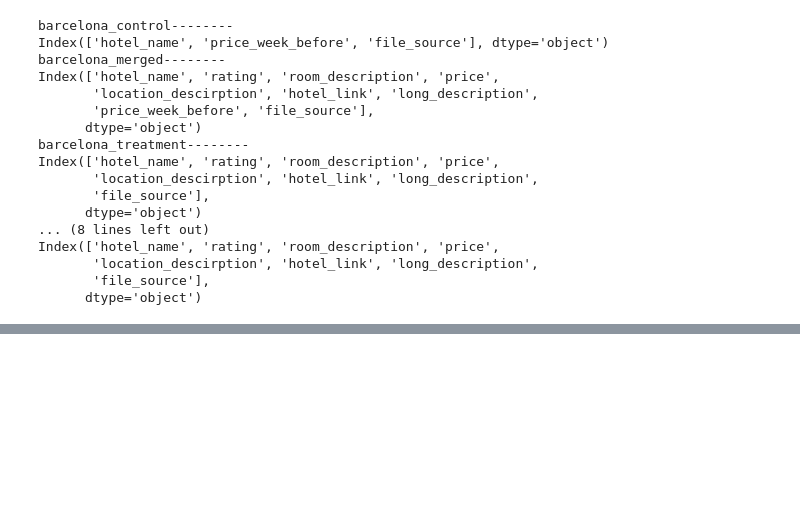
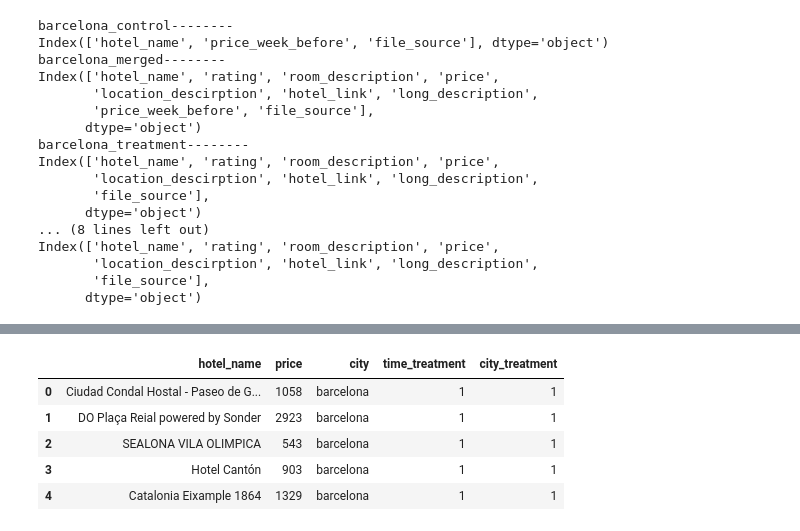
Before and after one commit to VanessaKromm/Booking_Scraping, a Jupyter notebook: Booking_NLP_group11.ipynb, the cells around one changed output, grey strips where cells are left out. Saved outputs shown, nothing was run; the diff lists cells and outputs as text; code cells hidden in the pictures; blank space fills up the shorter version.

```diff
--- a/Booking_NLP_group11.ipynb
+++ b/Booking_NLP_group11.ipynb
@@ -1176,0 +1045,7 @@ df_treat.to_excel(path_out_reg_ + '\\' + 'df_treat_clean.xlsx', index = False)
+# %%
+df_control_reg = df_control.copy()
+df_treat_reg = df_treatment.copy()
+
+df_treat_reg = df_treat_reg[['hotel_name','price','city']]
+df_control_reg = df_control_reg[['hotel_name','price_week_before','city']]
+df_control_reg.head()
@@ -1176,0 +1059,14 @@ df_treat.to_excel(path_out_reg_ + '\\' + 'df_treat_clean.xlsx', index = False)
+# %%
+df_treat_reg['time_treatment'] = 1
+df_control_reg['time_treatment'] = 0
+df_treat_reg['city_treatment'] = (df_treat_reg['city'] == 'barcelona').astype(int)
+df_control_reg['city_treatment'] = (df_control_reg['city'] == 'barcelona').astype(int)
+
+df_treat_reg.head()
+# %% [output]
+|  | hotel_name | price | city | time_treatment | city_treatment |
+| 0 | Ciudad Condal Hostal - Paseo de G... | 1058 | barcelona | 1 | 1 |
+| 1 | DO Plaça Reial powered by Sonder | 2923 | barcelona | 1 | 1 |
+| 2 | SEALONA VILA OLIMPICA | 543 | barcelona | 1 | 1 |
+| 3 | Hotel Cantón | 903 | barcelona | 1 | 1 |
+| 4 | Catalonia Eixample 1864 | 1329 | barcelona | 1 | 1 |
```
Also changed, not shown: parts of 23 cells of this notebook, 1 other file.
